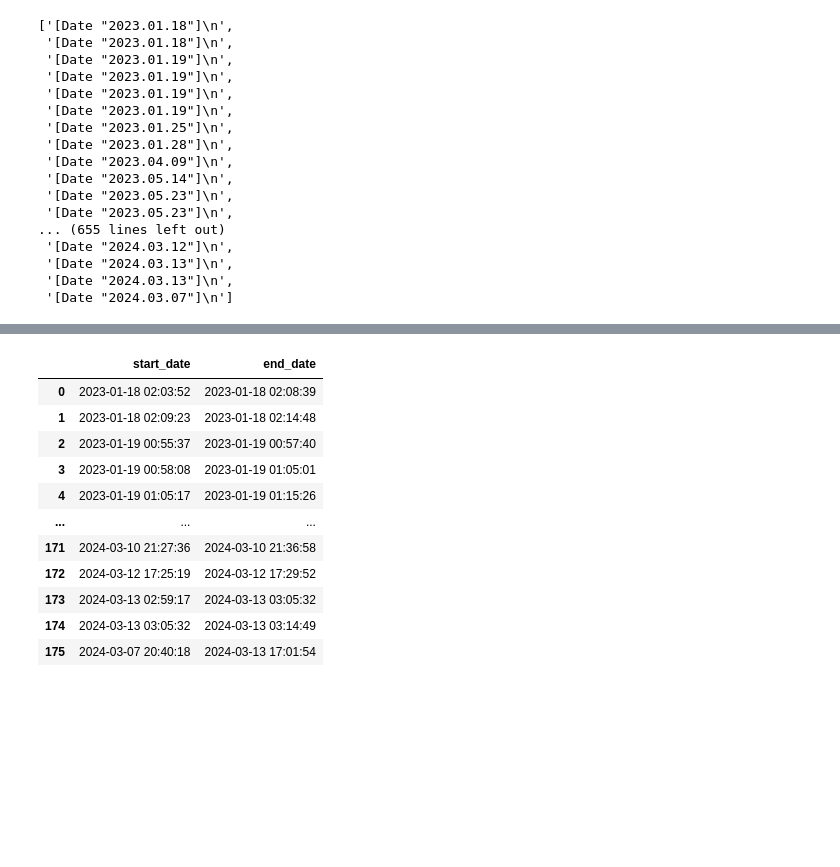
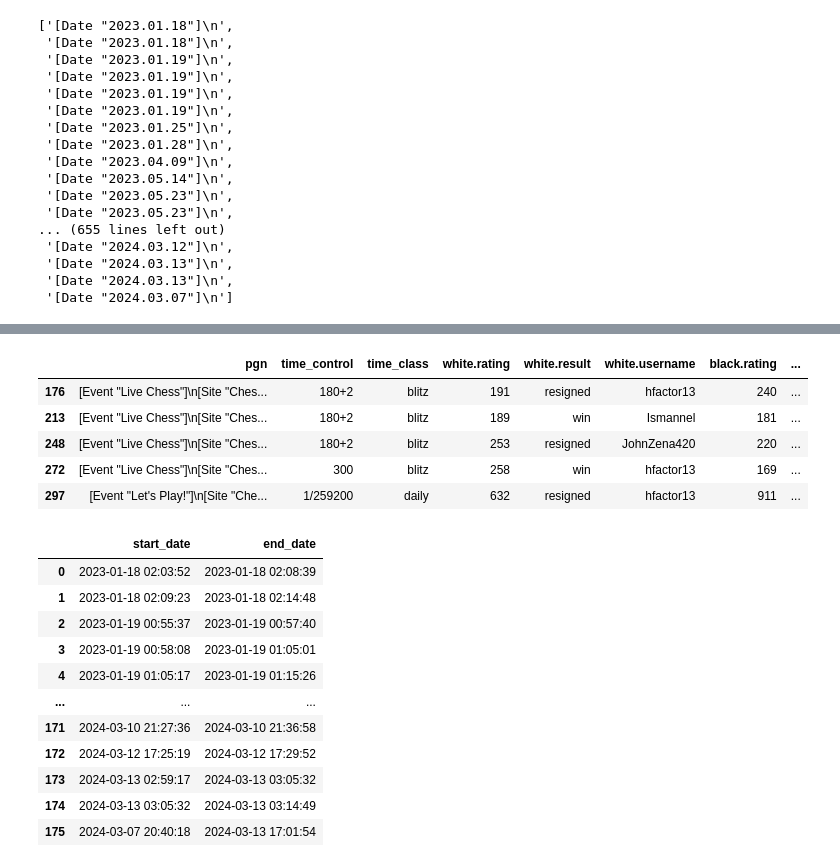
Before and after one commit to hfactor13/MyChessGames, a Jupyter notebook: chess_analysis.ipynb, the cells around one changed output, grey strips where cells are left out. Saved outputs shown, nothing was run; the diff lists cells and outputs as text; code cells hidden in the pictures; blank space fills up the shorter version.

```diff
--- a/chess_analysis.ipynb
+++ b/chess_analysis.ipynb
@@ -103,0 +142,3 @@ for text in pgn_text:
+# %%
+start_times_info = [text for text in pgn_text if re.findall(r"\[StartTime", text)]
+start_times_info
@@ -125,7 +203,7 @@ last_moves
  '%clk 0:00:02.8]} 47... Bh3 {[%clk 0:00:14.5]} 0-1\n',
  '[%clk 47:23:16]} 42... Kxa6 {[%clk 47:55:22]} 1-0\n']
 # %%
-total_moves = [re.findall("\} \d+\.", l) for l in last_moves]
-total_moves = [re.findall("\d+", total[0])[0] for total in total_moves]
+total_moves = [re.findall("\} \d+\.", l)[0] for l in last_moves] # reduces the string length so that it starts with '}' and end with '.'
+total_moves = [int(re.findall("\d+", total)[0]) for total in total_moves] # extracts the digits which signify the total number of moves
 total_moves
 # %% [output]
@@ -193,14 +267,27 @@ Timestamp('2023-01-18 00:00:00')
 # %%
+# Add the newly extracted information to the combined games dataframe
 chess_games["start_time"] = pd.to_timedelta([re.findall("\d+:\d+:\d+", s)[0] for s in start_times_info])
 chess_games["end_time"] = pd.to_timedelta([re.findall("\d+:\d+:\d+", s)[0] for s in end_times_info])
 chess_games["start_date"] = pd.to_datetime([re.findall("\d+\.\d+\.\d+", s)[0] for s in start_dates_info])
 chess_games["end_date"] = pd.to_datetime([re.findall("\d+\.\d+\.\d+", s)[0] for s in end_dates_info])
 chess_games["openings"] = openings
+chess_games["total_moves"] = total_moves
 # %%
 # Condense date and time columns to one column (the relevant datetime information can be accessed from the datetime attribute in pandas)
 chess_games["start_date"] = chess_games["start_date"] + chess_games["start_time"]
 chess_games["end_date"] = chess_games["end_date"] + chess_games["end_time"]
 chess_games.drop(columns = ["start_time", "end_time"], inplace = True) # drops the redundant time columns
+# %%
+chess_games["time_difference"] = chess_games["end_date"] - chess_games["start_date"]
+# %%
+chess_games[chess_games["time_difference"].dt.seconds < 30]
+# %% [output]
+|  | pgn | time_control | time_class | white.rating | white.result | white.username | black.rating | ... |
+| 176 | [Event "Live Chess"]\n[Site "Ches... | 180+2 | blitz | 191 | resigned | hfactor13 | 240 | ... |
+| 213 | [Event "Live Chess"]\n[Site "Ches... | 180+2 | blitz | 189 | win | Ismannel | 181 | ... |
+| 248 | [Event "Live Chess"]\n[Site "Ches... | 180+2 | blitz | 253 | resigned | JohnZena420 | 220 | ... |
+| 272 | [Event "Live Chess"]\n[Site "Ches... | 300 | blitz | 258 | win | hfactor13 | 169 | ... |
+| 297 | [Event "Let's Play!"]\n[Site "Che... | 1/259200 | daily | 632 | resigned | hfactor13 | 911 | ... |
 # %%
 chess_games[["start_date", "end_date"]] # double checking format of start and end date columns
 # %% [output]
```
Also changed, not shown: parts of 11 cells of this notebook.
